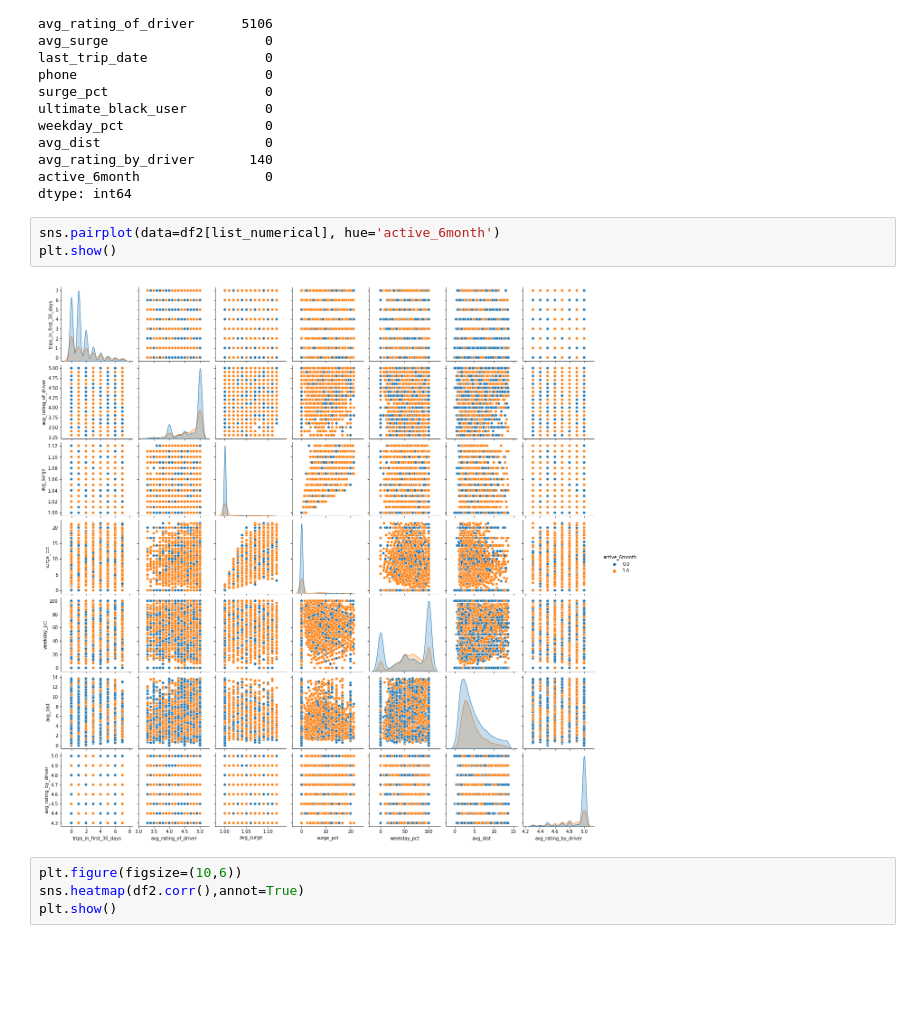
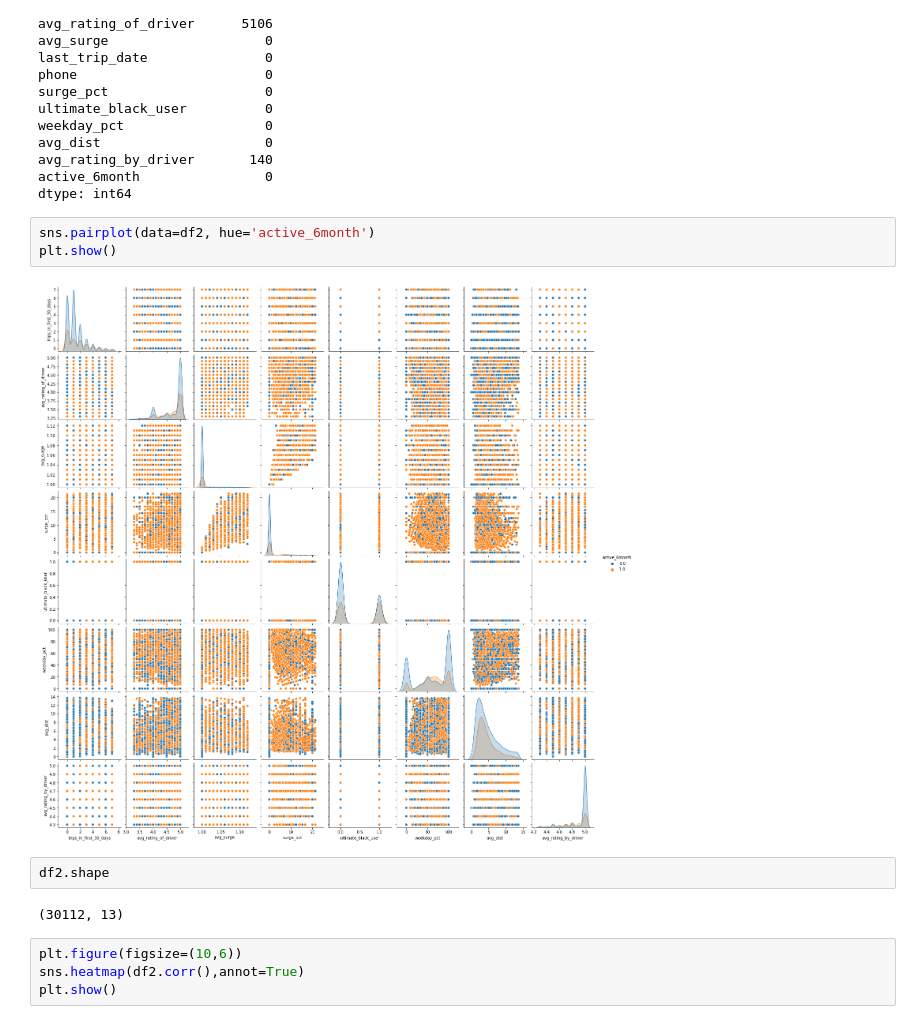
Before and after one commit to yoyo6022/Springboard-hands-on-project, a Jupyter notebook: ultimate_challenge/Ultimate_Challenge.ipynb, the cells around one changed output. Drawn from its saved outputs; the diff is of its cells as text; blank space fills up the shorter version.

```diff
--- a/ultimate_challenge/Ultimate_Challenge.ipynb
+++ b/ultimate_challenge/Ultimate_Challenge.ipynb
@@ -1018,10 +1022,14 @@ avg_rating_by_driver       140
 active_6month                0
 dtype: int64
 # %%
-sns.pairplot(data=df2[list_numerical], hue='active_6month')
+sns.pairplot(data=df2, hue='active_6month')
 plt.show()
 # %% [output]
-[figure, old version]
+[figure, new version]
+# %%
+df2.shape
+# %% [output]
+(30112, 13)
 # %%
 plt.figure(figsize=(10,6))
 sns.heatmap(df2.corr(),annot=True)
```
Also changed, not shown: parts of 27 cells of this notebook.
